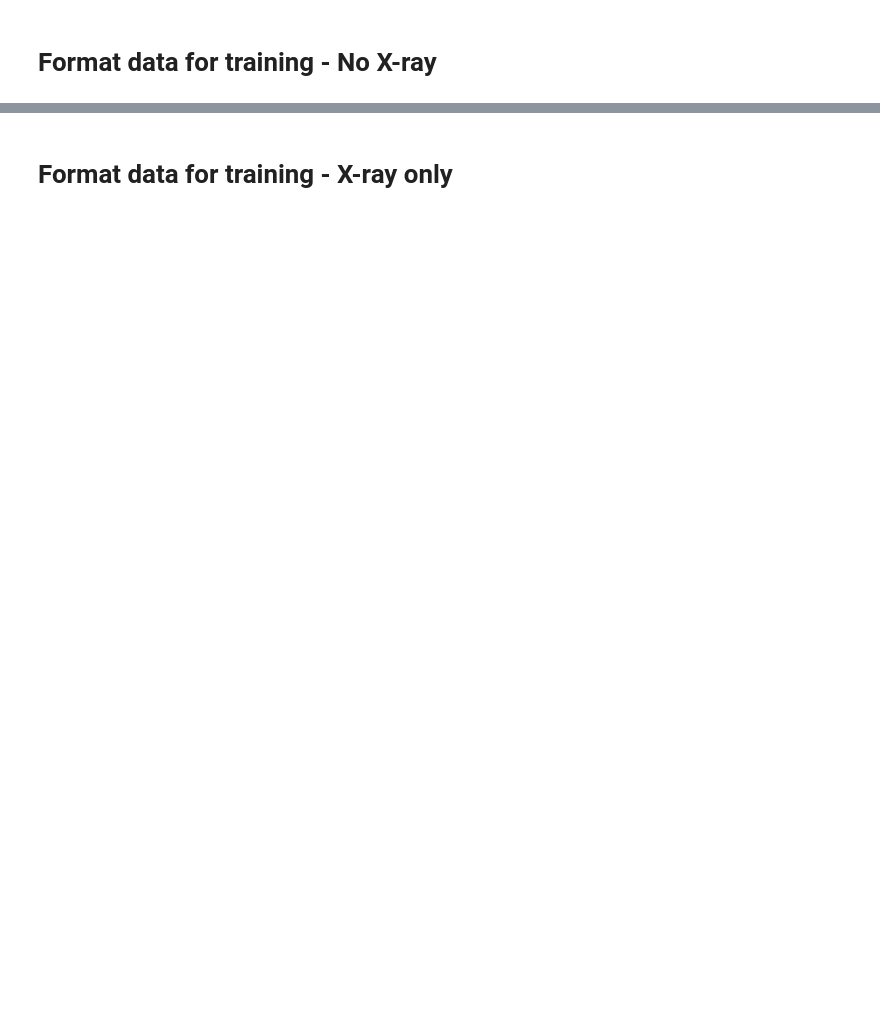
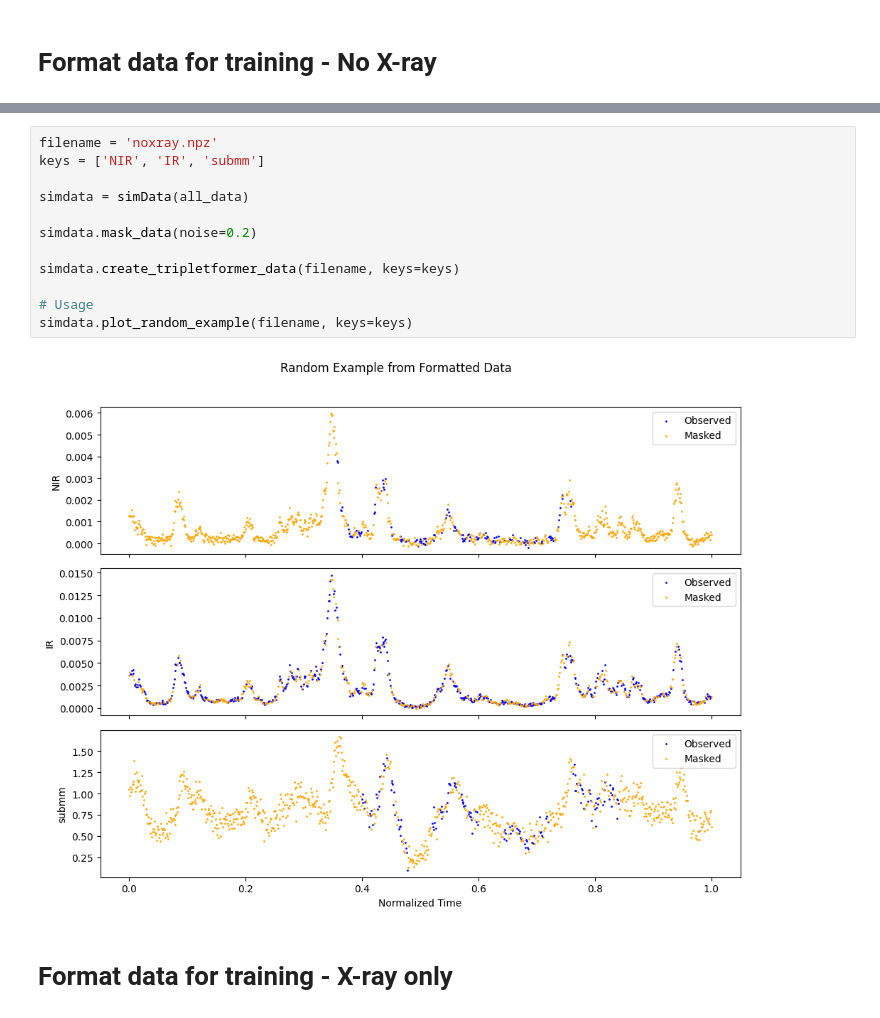
Before and after one commit to GabrielSasseville01/SgrA_Interpolation, a Jupyter notebook: Simulations/create_dataset.ipynb, the cells around one changed output, grey strips where cells are left out. Cells and saved outputs as stored; diff of their text form; blank space fills up the shorter version.

```diff
--- a/Simulations/create_dataset.ipynb
+++ b/Simulations/create_dataset.ipynb
@@ -263,2 +53,16 @@ plot_random_example("sgra_no_xray.npz")
+# %%
+filename = 'noxray.npz'
+keys = ['NIR', 'IR', 'submm']
+
+simdata = simData(all_data)
+
+simdata.mask_data(noise=0.2)
+
+simdata.create_tripletformer_data(filename, keys=keys)
+
+# Usage
+simdata.plot_random_example(filename, keys=keys)
+# %% [output]
+[figure, added]
 # %% [markdown]
 # Format data for training - X-ray only
```
Also changed, not shown: parts of 15 cells of this notebook, 2 other files.
